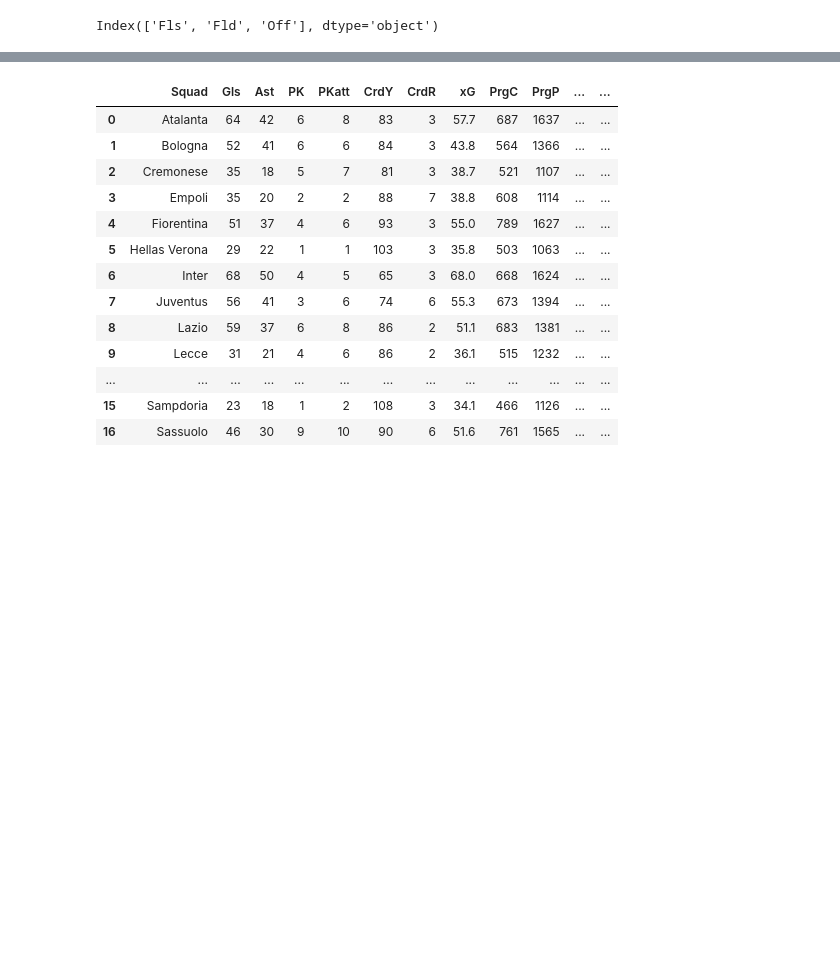
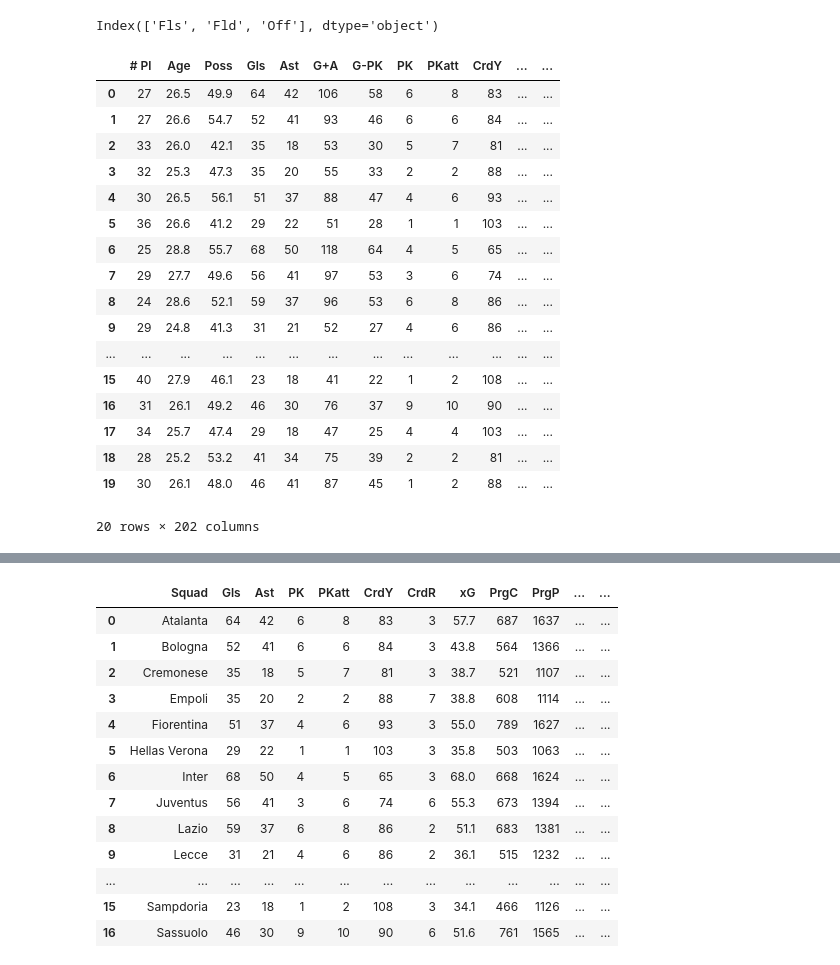
Before and after one commit to tasosnikitakis/Data_Science_Notebooks, a Jupyter notebook: FBREF_data_scrapping.ipynb, the cells around one changed output, grey strips where cells are left out. Drawn from its saved outputs; the diff is of its cells as text; code cells hidden in the pictures; blank space fills up the shorter version.

```diff
--- a/FBREF_data_scrapping.ipynb
+++ b/FBREF_data_scrapping.ipynb
@@ -101,0 +133,21 @@ def create_feature_datasets(url):
+# %%
+serieA_2022_2023_allstats
+# %% [output]
+|  | # Pl | Age | Poss | Gls | Ast | G+A | G-PK | PK | PKatt | CrdY | ... | ... |
+| 0 | 27 | 26.5 | 49.9 | 64 | 42 | 106 | 58 | 6 | 8 | 83 | ... | ... |
+| 1 | 27 | 26.6 | 54.7 | 52 | 41 | 93 | 46 | 6 | 6 | 84 | ... | ... |
+| 2 | 33 | 26.0 | 42.1 | 35 | 18 | 53 | 30 | 5 | 7 | 81 | ... | ... |
+| 3 | 32 | 25.3 | 47.3 | 35 | 20 | 55 | 33 | 2 | 2 | 88 | ... | ... |
+| 4 | 30 | 26.5 | 56.1 | 51 | 37 | 88 | 47 | 4 | 6 | 93 | ... | ... |
+| 5 | 36 | 26.6 | 41.2 | 29 | 22 | 51 | 28 | 1 | 1 | 103 | ... | ... |
+| 6 | 25 | 28.8 | 55.7 | 68 | 50 | 118 | 64 | 4 | 5 | 65 | ... | ... |
+| 7 | 29 | 27.7 | 49.6 | 56 | 41 | 97 | 53 | 3 | 6 | 74 | ... | ... |
+| 8 | 24 | 28.6 | 52.1 | 59 | 37 | 96 | 53 | 6 | 8 | 86 | ... | ... |
+| 9 | 29 | 24.8 | 41.3 | 31 | 21 | 52 | 27 | 4 | 6 | 86 | ... | ... |
+| ... | ... | ... | ... | ... | ... | ... | ... | ... | ... | ... | ... | ... |
+| 15 | 40 | 27.9 | 46.1 | 23 | 18 | 41 | 22 | 1 | 2 | 108 | ... | ... |
+| 16 | 31 | 26.1 | 49.2 | 46 | 30 | 76 | 37 | 9 | 10 | 90 | ... | ... |
+| 17 | 34 | 25.7 | 47.4 | 29 | 18 | 47 | 25 | 4 | 4 | 103 | ... | ... |
+| 18 | 28 | 25.2 | 53.2 | 41 | 34 | 75 | 39 | 2 | 2 | 81 | ... | ... |
+| 19 | 30 | 26.1 | 48.0 | 46 | 41 | 87 | 45 | 1 | 2 | 88 | ... | ... |
+20 rows × 202 columns
```
Also changed, not shown: parts of 10 cells of this notebook.
